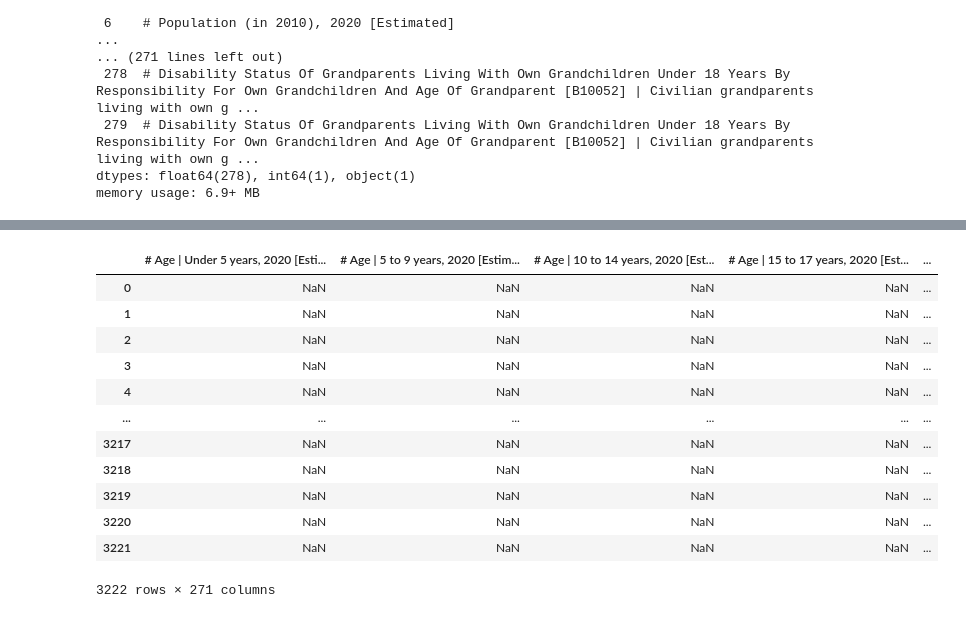
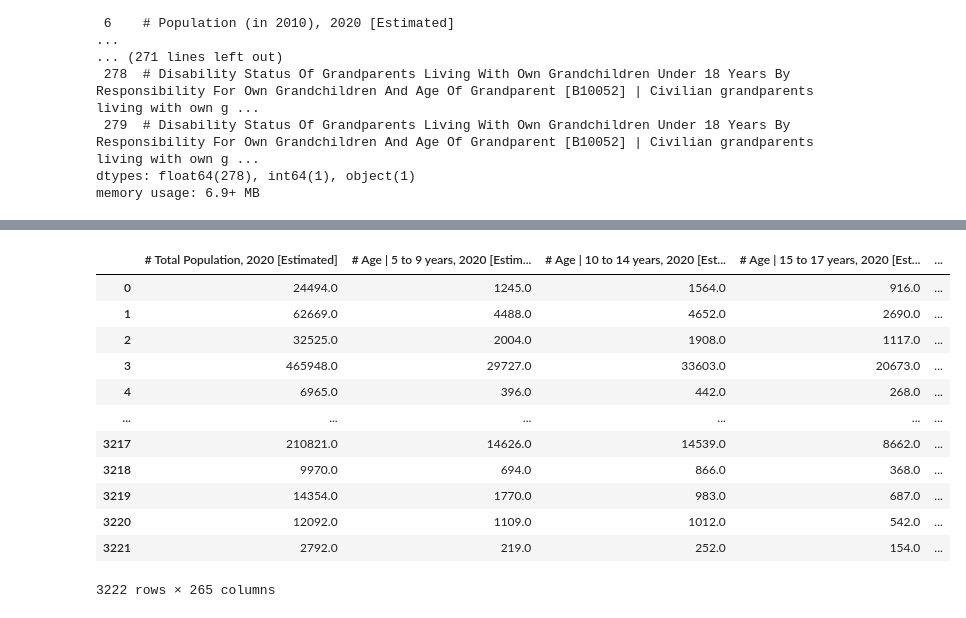
Before and after one commit to zedian/CS229-FinalProject, a Jupyter notebook: pre-processing.ipynb, the cells around one changed output, grey strips where cells are left out. Saved outputs shown, nothing was run; the diff lists cells and outputs as text; code cells hidden in the pictures.

```diff
--- a/pre-processing.ipynb
+++ b/pre-processing.ipynb
@@ -126,0 +169,3 @@ memory usage: 6.9+ MB
+# %%
+demo_clean = demo.drop(demo.columns[[0,1,2,3,4,5,6,7,9,21,23,30,31,32,66]],axis=1)
+demo_clean.info(verbose=True)
@@ -127,16 +190,16 @@ memory usage: 6.9+ MB
 # %%
-demo_clean.iloc[:,2:]
+demo_clean
 # %% [output]
-|  | # Age | Under 5 years, 2020 [Esti... | # Age | 5 to 9 years, 2020 [Estim... | # Age | 10 to 14 years, 2020 [Est... | # Age | 15 to 17 years, 2020 [Est... | ... |
-| 0 | NaN | NaN | NaN | NaN | ... |
-| 1 | NaN | NaN | NaN | NaN | ... |
-| 2 | NaN | NaN | NaN | NaN | ... |
-| 3 | NaN | NaN | NaN | NaN | ... |
-| 4 | NaN | NaN | NaN | NaN | ... |
+|  | # Total Population, 2020 [Estimated] | # Age | 5 to 9 years, 2020 [Estim... | # Age | 10 to 14 years, 2020 [Est... | # Age | 15 to 17 years, 2020 [Est... | ... |
+| 0 | 24494.0 | 1245.0 | 1564.0 | 916.0 | ... |
+| 1 | 62669.0 | 4488.0 | 4652.0 | 2690.0 | ... |
+| 2 | 32525.0 | 2004.0 | 1908.0 | 1117.0 | ... |
+| 3 | 465948.0 | 29727.0 | 33603.0 | 20673.0 | ... |
+| 4 | 6965.0 | 396.0 | 442.0 | 268.0 | ... |
 | ... | ... | ... | ... | ... | ... |
-| 3217 | NaN | NaN | NaN | NaN | ... |
-| 3218 | NaN | NaN | NaN | NaN | ... |
-| 3219 | NaN | NaN | NaN | NaN | ... |
-| 3220 | NaN | NaN | NaN | NaN | ... |
-| 3221 | NaN | NaN | NaN | NaN | ... |
+| 3217 | 210821.0 | 14626.0 | 14539.0 | 8662.0 | ... |
+| 3218 | 9970.0 | 694.0 | 866.0 | 368.0 | ... |
+| 3219 | 14354.0 | 1770.0 | 983.0 | 687.0 | ... |
+| 3220 | 12092.0 | 1109.0 | 1012.0 | 542.0 | ... |
+| 3221 | 2792.0 | 219.0 | 252.0 | 154.0 | ... |
-3222 rows × 271 columns
+3222 rows × 265 columns
```
Also changed, not shown: parts of 18 cells of this notebook.
